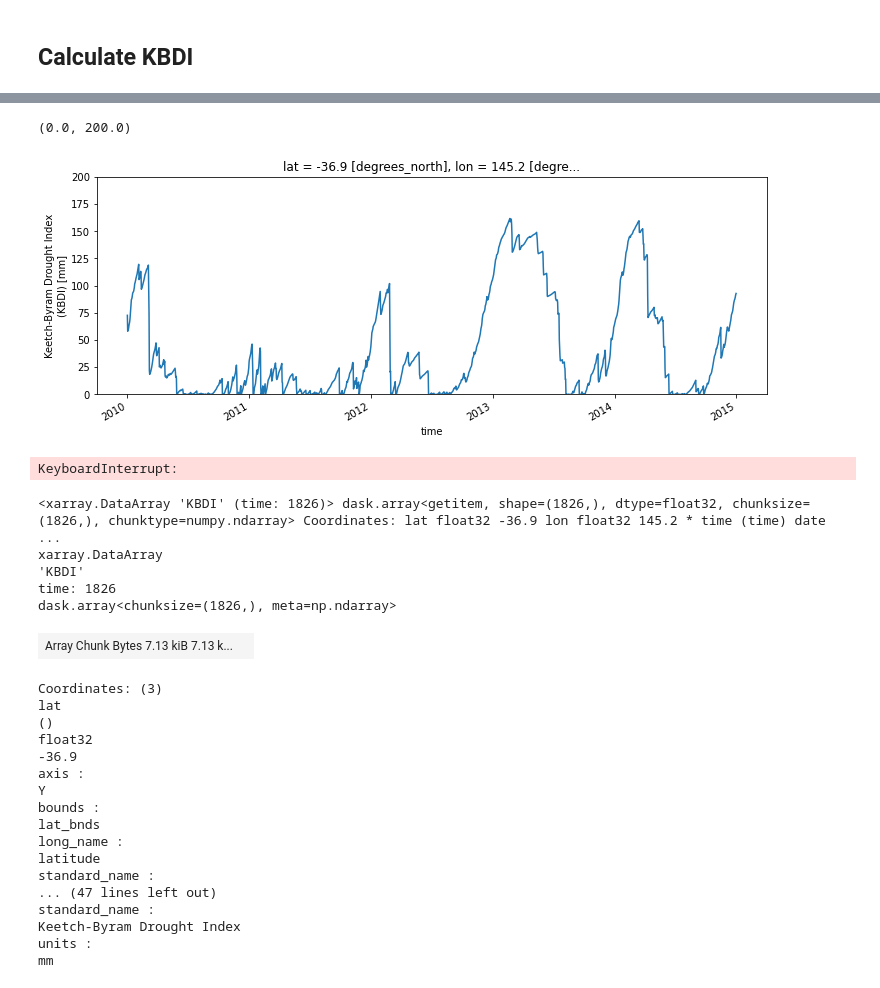
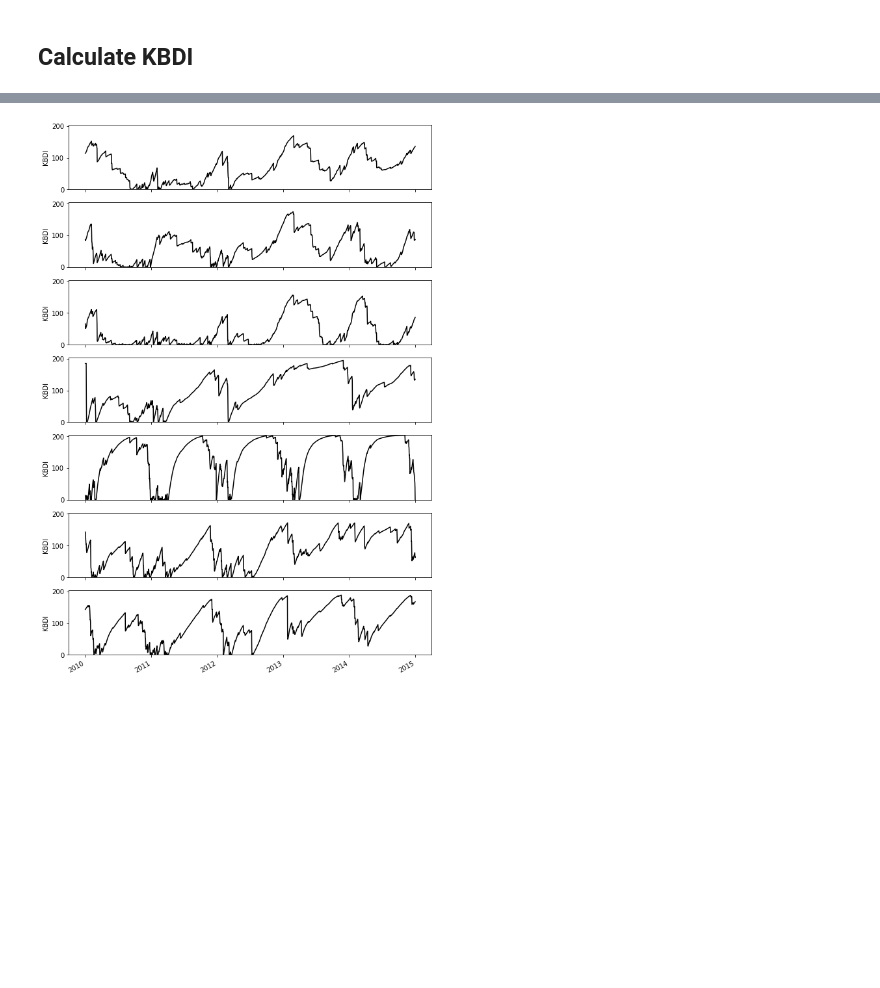
Before and after one commit to dougiesquire/CAFE-f6_documentation, a Jupyter notebook: notebooks/exploratory/calculate_KBDI.ipynb, the cells around one changed output, grey strips where cells are left out. Drawn from its saved outputs; the diff is of its cells as text; code cells hidden in the pictures; blank space fills up the shorter version.

Commit message:
run on agcd

```diff
--- a/notebooks/exploratory/calculate_KBDI.ipynb
+++ b/notebooks/exploratory/calculate_KBDI.ipynb
@@ -444,14 +206,35 @@ def calculate_KBDI(precip, tmax, precip_annual, use_precip_from_previous_day=Fal
 
     return KBDI
 # %%
-a = calculate_KBDI(
-    precip["precip"].chunk({"time": -1}),
-    tmax["tmax"].chunk({"time": -1}),
-    precip_annual["precip"].compute(),
-)
+prep_data = False
+
+if prep_data:
+    precip_annual = precip.resample(time="A").sum().mean("time")
+
+    KBDI = calculate_KBDI(
+        precip["precip"],
+        tmax["tmax"],
+        precip_annual["precip"],
+    ).to_dataset()
+
+    KBDI.to_zarr("agcd_KBDI.zarr", mode="w")
+
+KBDI = xr.open_zarr("agcd_KBDI.zarr")
 # %%
 %%time
-plt.figure(figsize=(12, 4))
-a.sel(Mangalore, method="nearest").sel(time=slice("2010", "2014")).plot()
-plt.ylim(0, 200)
+locations = [{"lon": 146.4, "lat": -34.6},
+             {"lon": 148.2, "lat": -32.7},
+             {"lon": 145.2, "lat": -36.9},
+             {"lon": 133.6, "lat": -22.5},
+             {"lon": 132.4, "lat": -14.5},
+             {"lon": 148.2, "lat": -23.6},
+             {"lon": 146.3, "lat": -20.0}]
+
+fig, axs = plt.subplots(len(locations), 1, sharex=True, figsize=(10,15))
+for ax, loc in zip(axs, locations):
+    KBDI["KBDI"].sel(loc, method="nearest").sel(time=slice("2010", "2014")).plot(ax=ax, color="k")
+    ax.set_ylim(0, 203.5)
+    ax.set_title("")
+    ax.set_xlabel("")
+    ax.set_ylabel("KBDI")
 # %% [output]
@@ -460,32 +243 @@ Wall time: 2.25 s
-(0.0, 200.0)
-[figure, old version]
+[figure, new version]
-# %%
-a.isel(time=20).plot()
-# %% [output]
-KeyboardInterrupt:
-# %%
-a_test
-# %% [output]
-<xarray.DataArray 'KBDI' (time: 1826)> dask.array<getitem, shape=(1826,), dtype=float32, chunksize=(1826,), chunktype=numpy.ndarray> Coordinates: lat float32 -36.9 lon float32 145.2 * time (time) date ...
-xarray.DataArray
-'KBDI'
-time: 1826
-dask.array<chunksize=(1826,), meta=np.ndarray>
-| Array Chunk Bytes 7.13 kiB 7.13 k... |  |
-Coordinates: (3)
-lat
-()
-float32
--36.9
-axis :
-Y
-bounds :
-lat_bnds
-long_name :
-latitude
-standard_name :
-... (47 lines left out)
-standard_name :
-Keetch-Byram Drought Index
-units :
-mm
```
Also changed, not shown: parts of 12 cells of this notebook.
